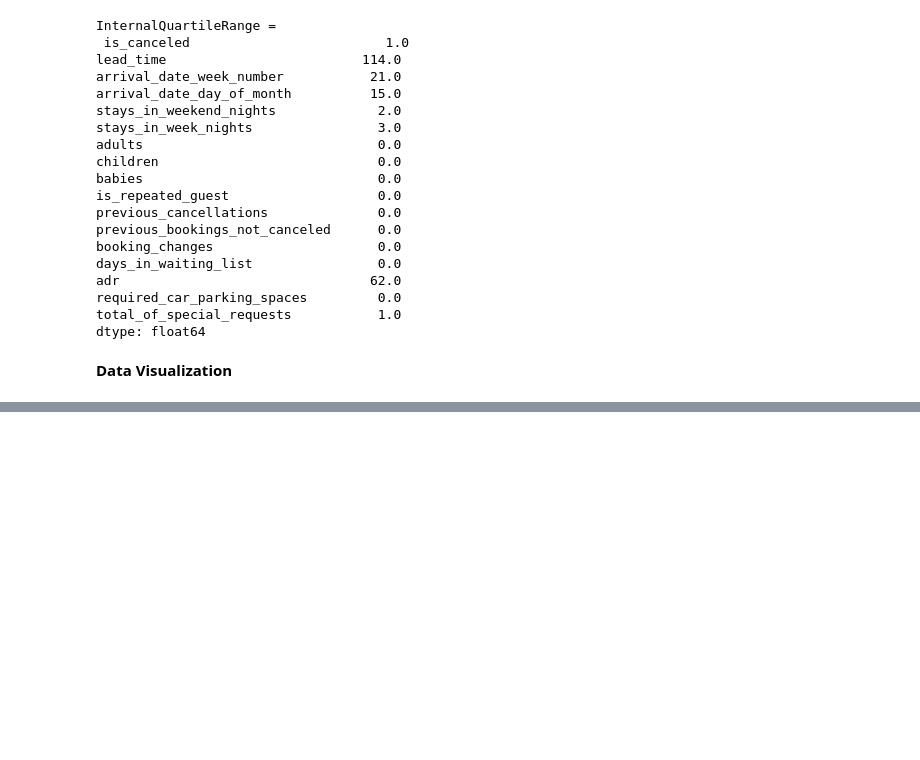
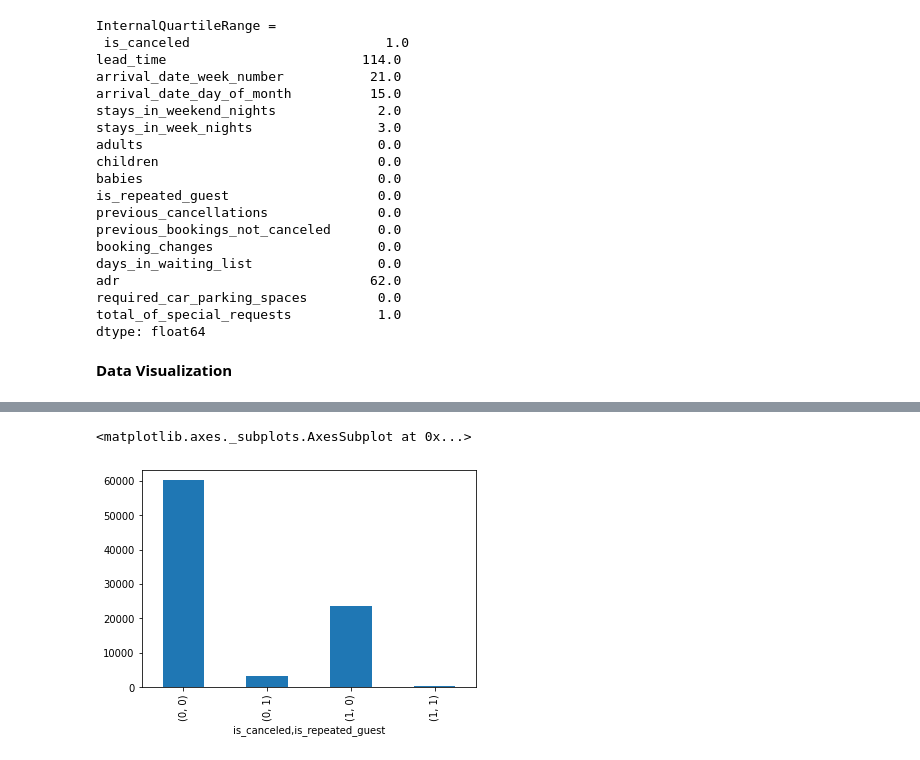
Before and after one commit to shivamm007/EDA---Hotel_Bookings, a Jupyter notebook: Hotel_Booking_Analysis_Capstone_Project_1.ipynb, the cells around one changed output, grey strips where cells are left out. Cells and saved outputs as stored; diff of their text form; code cells hidden in the pictures; blank space fills up the shorter version.

```diff
--- a/Hotel_Booking_Analysis_Capstone_Project_1.ipynb
+++ b/Hotel_Booking_Analysis_Capstone_Project_1.ipynb
@@ -332,0 +362,7 @@ plt.show()
+# %%
+#checking whether the booking is cancelled and the guest is repeated or not
+df2 = df.groupby(['is_canceled','is_repeated_guest']).size()
+df2.plot(kind='bar')
+# %% [output]
+<matplotlib.axes._subplots.AxesSubplot at 0x...>
+[figure, added]
```
Also changed, not shown: parts of 23 cells of this notebook.
